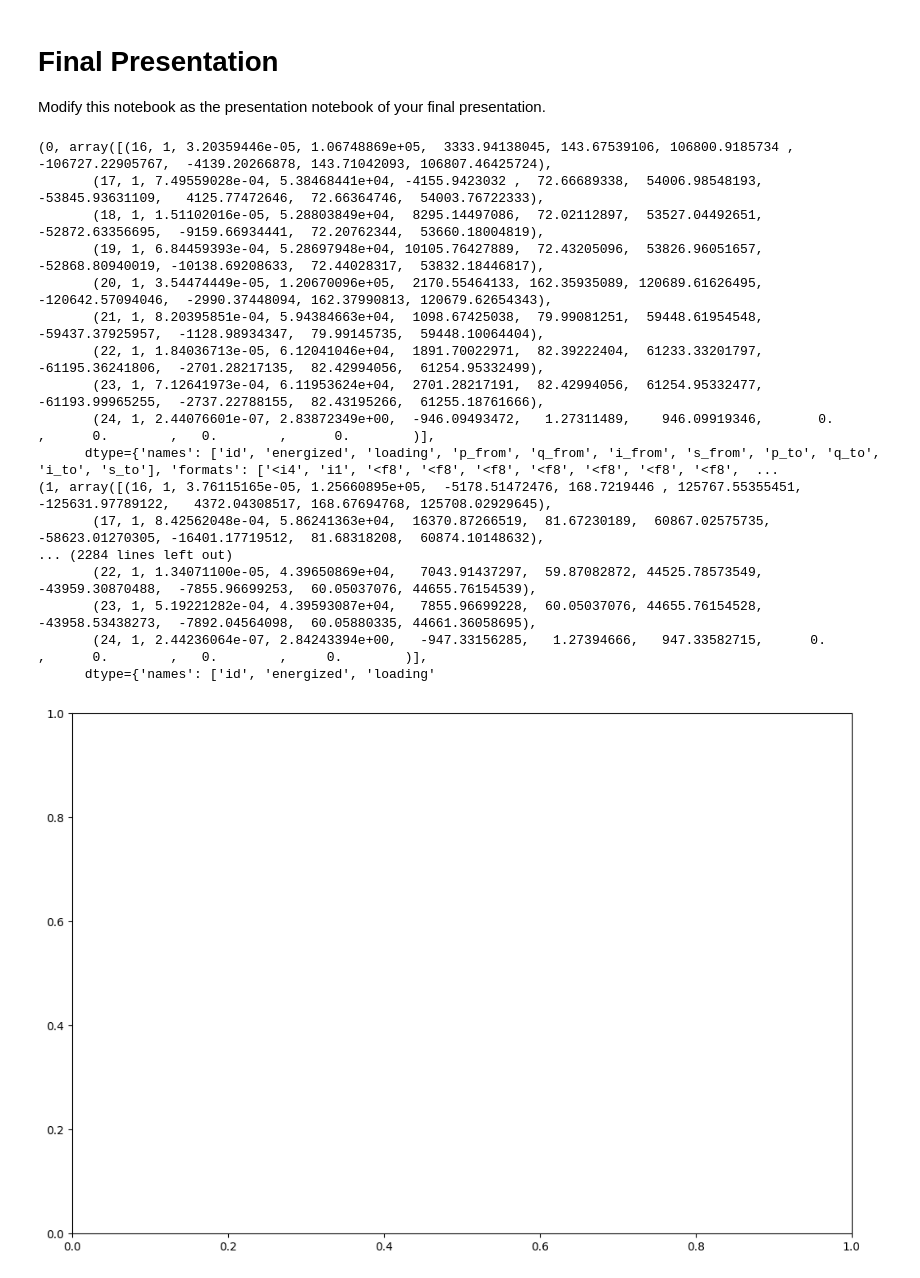
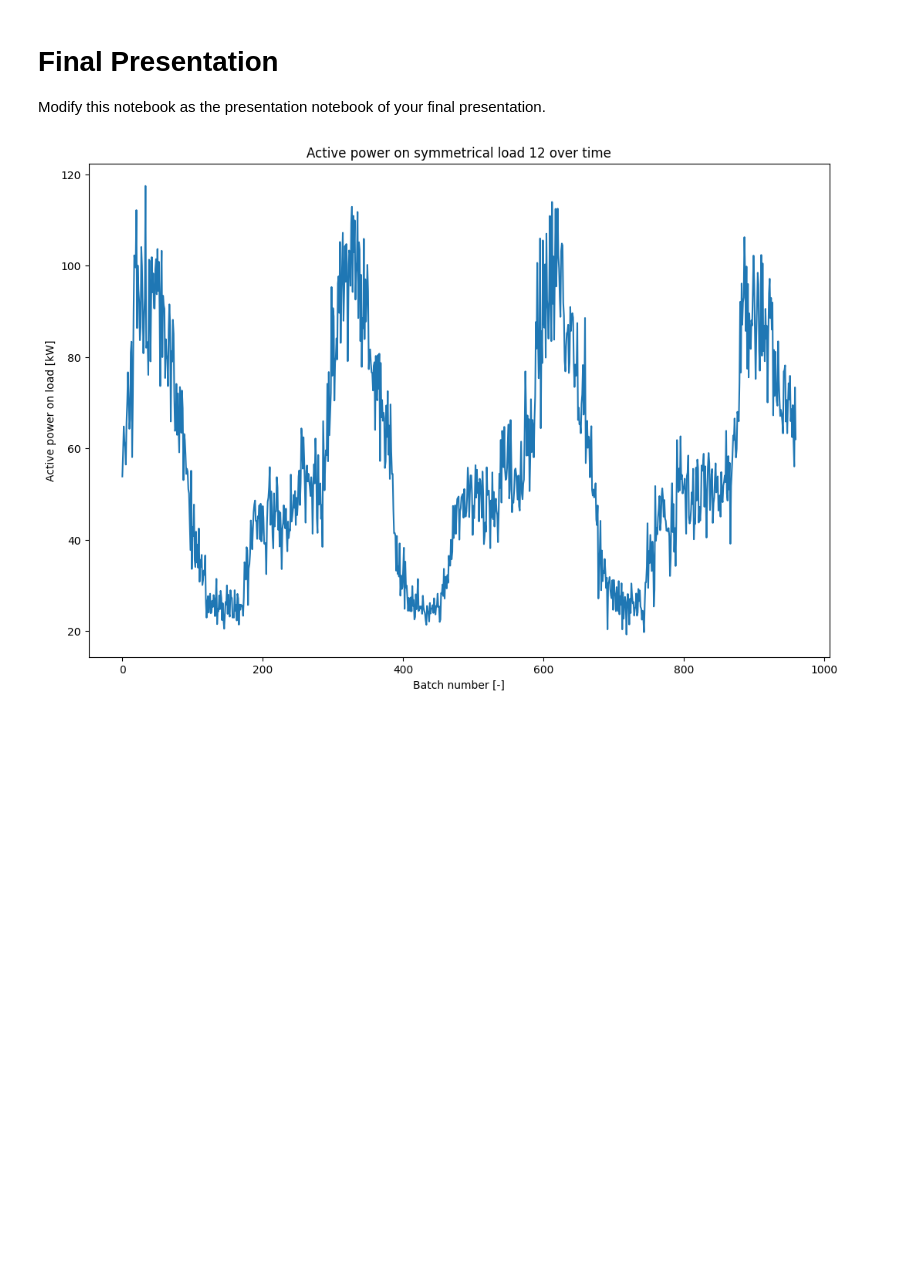
Before and after one commit to milanvdzanden/power-system-simulation-myriad, a Jupyter notebook: example/final_presentation_drawing_otp.ipynb, the cells around one changed output. Drawn from its saved outputs; the diff is of its cells as text; code cells hidden in the pictures; blank space fills up the shorter version.

Commit message:
Drawing of active power from EV profiles

```diff
--- a/example/final_presentation_drawing_otp.ipynb
+++ b/example/final_presentation_drawing_otp.ipynb
@@ -56,7 +56,7 @@ def test_pgm_processing():
     aggregate_results = p.get_aggregate_results()
 
     # Save aggregate results (for drawing tests in external notebook as repository is not completed yet and cannot be used directly as-is)
-    #aggregate_results[0].to_parquet(src_dir + "/calculated_output_per_timestamp.parquet")
+    #aggregate_results[0].to_parquet("/calculated_output_per_timestamp.parquet")
     #aggregate_results[1].to_parquet(src_dir + "/calculated_output_per_line.parquet")
 
     # Change a timestamp in active profile to an incorrect one and check for error
@@ -118,49 +118,32 @@ def test_pgm_processing():
     with open(dir_network_json) as fp:
         data = fp.read()
     network_data = json_deserialize(data)
 
     # Read active and reactive load profile from parquet file
     active_load_profile = pd.read_parquet(dir_active_profile)
     reactive_load_profile = pd.read_parquet(dir_reactive_profile)
 
     p = pgm_p.PgmProcessor(network_data, active_load_profile, reactive_load_profile)
     p.create_update_model()
     p.run_batch_process()
     fig, ax = plt.subplots(figsize=(16, 8))
     fig.subplots_adjust(left=0.1, right=0.7, bottom=0.1, top=0.9)
     #p.draw_to_networkx(aggregate_results, ax)
 
     # Loading is relative loading of the line, 1.0 meaning 100% loaded.
     # For power flow: lines show loading
     # Sym loads show... whatever is chosen (default to i)
     #p.draw_init_power_flow('u_pu')
     #p.draw_init()
     #p.adraw_timelapse_power_flow(3)
 
     # p.draw_aggregate_table[0].index.size
     #animation = matplotlib.animation.FuncAnimation(fig, p.draw_timelapse_power_flow, init_func=p.draw_init, frames=2, interval=250, blit=False)
     #animation.save("test.gif", writer='Pillow', dpi=100)
     #p.draw_static_line_loading('min_loading')
     #print(pd.DataFrame(p.output_data['sym_load'][0]).loc[0, 'p'])
-    p.draw_static_simple_load_active(p.output_data, 12)
+    p.draw_static_simple_load_active(p.output_data, 12, ax)
 
 test_pgm_processing()
 # %% [output]
-(0, array([(16, 1, 3.20359446e-05, 1.06748869e+05,  3333.94138045, 143.67539106, 106800.9185734 , -106727.22905767,  -4139.20266878, 143.71042093, 106807.46425724),
-       (17, 1, 7.49559028e-04, 5.38468441e+04, -4155.9423032 ,  72.66689338,  54006.98548193,  -53845.93631109,   4125.77472646,  72.66364746,  54003.76722333),
-       (18, 1, 1.51102016e-05, 5.28803849e+04,  8295.14497086,  72.02112897,  53527.04492651,  -52872.63356695,  -9159.66934441,  72.20762344,  53660.18004819),
-       (19, 1, 6.84459393e-04, 5.28697948e+04, 10105.76427889,  72.43205096,  53826.96051657,  -52868.80940019, -10138.69208633,  72.44028317,  53832.18446817),
-       (20, 1, 3.54474449e-05, 1.20670096e+05,  2170.55464133, 162.35935089, 120689.61626495, -120642.57094046,  -2990.37448094, 162.37990813, 120679.62654343),
-       (21, 1, 8.20395851e-04, 5.94384663e+04,  1098.67425038,  79.99081251,  59448.61954548,  -59437.37925957,  -1128.98934347,  79.99145735,  59448.10064404),
-       (22, 1, 1.84036713e-05, 6.12041046e+04,  1891.70022971,  82.39222404,  61233.33201797,  -61195.36241806,  -2701.28217135,  82.42994056,  61254.95332499),
-       (23, 1, 7.12641973e-04, 6.11953624e+04,  2701.28217191,  82.42994056,  61254.95332477,  -61193.99965255,  -2737.22788155,  82.43195266,  61255.18761666),
-       (24, 1, 2.44076601e-07, 2.83872349e+00,  -946.09493472,   1.27311489,    946.09919346,       0.        ,      0.        ,   0.        ,      0.        )],
-      dtype={'names': ['id', 'energized', 'loading', 'p_from', 'q_from', 'i_from', 's_from', 'p_to', 'q_to', 'i_to', 's_to'], 'formats': ['<i4', 'i1', '<f8', '<f8', '<f8', '<f8', '<f8', '<f8', '<f8',  ...
-(1, array([(16, 1, 3.76115165e-05, 1.25660895e+05,  -5178.51472476, 168.7219446 , 125767.55355451, -125631.97789122,   4372.04308517, 168.67694768, 125708.02929645),
-       (17, 1, 8.42562048e-04, 5.86241363e+04,  16370.87266519,  81.67230189,  60867.02575735,  -58623.01270305, -16401.17719512,  81.68318208,  60874.10148632),
-... (2284 lines left out)
-       (22, 1, 1.34071100e-05, 4.39650869e+04,   7043.91437297,  59.87082872, 44525.78573549, -43959.30870488,  -7855.96699253,  60.05037076, 44655.76154539),
-       (23, 1, 5.19221282e-04, 4.39593087e+04,   7855.96699228,  60.05037076, 44655.76154528, -43958.53438273,  -7892.04564098,  60.05880335, 44661.36058695),
-       (24, 1, 2.44236064e-07, 2.84243394e+00,   -947.33156285,   1.27394666,   947.33582715,      0.        ,      0.        ,   0.        ,     0.        )],
-      dtype={'names': ['id', 'energized', 'loading'
-[figure, old version]
+[figure, new version]
```
Also changed, not shown: parts of 1 cell of this notebook, 4 other files.
